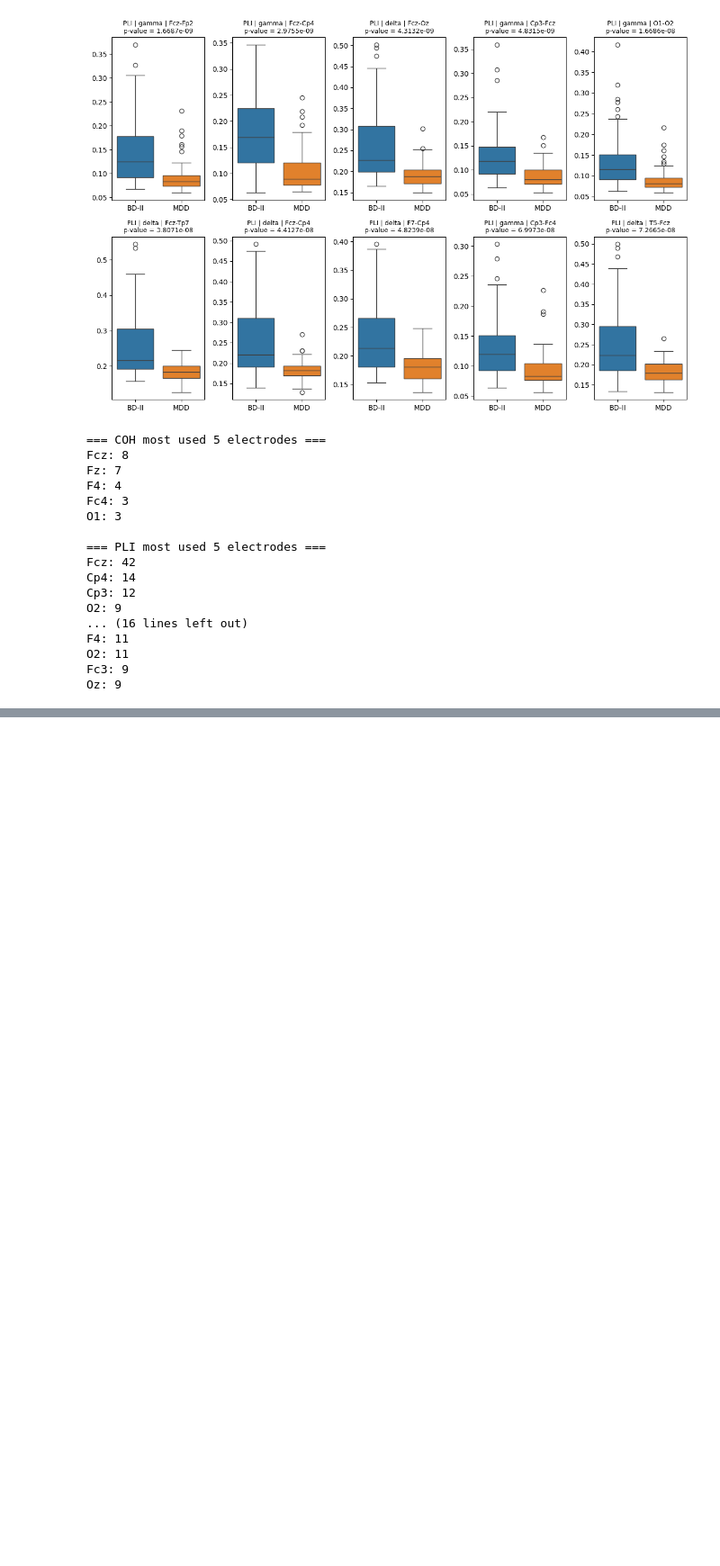
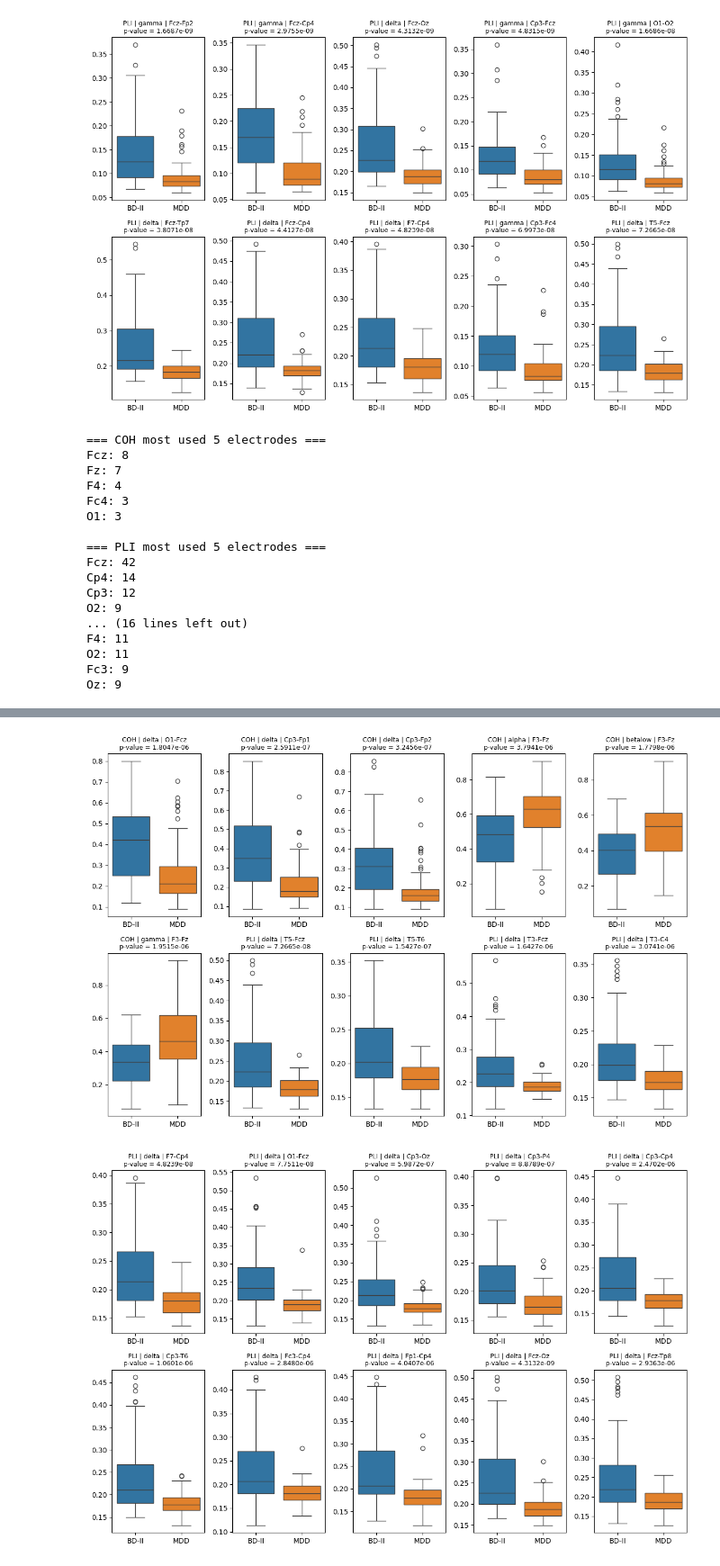
Before and after one commit to well50504/NYCU-thesis, a Jupyter notebook: src_FA/pvalue.ipynb, the cells around one changed output, grey strips where cells are left out. Shown at 90% size. Cells and saved outputs as stored; diff of their text form; code cells hidden in the pictures; blank space fills up the shorter version.

```diff
--- a/src_FA/pvalue.ipynb
+++ b/src_FA/pvalue.ipynb
@@ -313,3 +313,79 @@ F4: 11
 O2: 11
 Fc3: 9
 Oz: 9
+# %%
+from collections import Counter
+
+
+with open('../result_LSVM/BD_MDD/top_100_features.txt', 'r', encoding='utf-8') as f:
+    lines = [ln.strip() for ln in f if ln.strip()]
+
+provided = []
+for ln in lines:
+    # FC Type: PLI, Band: gamma, Electrodes: Fcz - Cp4
+    parts = [p.strip() for p in ln.split(',')]
+    mod = parts[0].split(':')[1].strip()        # e.g. 'PLI'
+    band = parts[1].split(':')[1].strip()       # e.g. 'gamma'
+    if mod in ('COH', 'PLI'):
+        elec = parts[2].split(':')[1].strip().replace(' - ', '-')
+        desc = f"{mod} | {band} | {elec}"
+    else:  # STE
+        direc = parts[2].split(':')[1].strip().replace(' -> ', '→')
+        desc = f"{mod} | {band} | {direc}"
+    provided.append(desc)
+
+
+
+
+total_feats = len(provided)
+mod_counts = Counter([d.split('|')[0].strip() for d in provided])
+print(f"total features count: {total_feats}")
+for m in ('COH','PLI','STE'):
+    print(f"{m} features count: {mod_counts[m]}")
+
+
+
+
+
+# assume all_results = COH+PLI+STE
+provided_set = set(provided)
+sig_provided = [item for item in all_results if item[0] in provided_set]
+
+sig_coh = [it for it in sig_provided if it[0].startswith('COH')]
+sig_pli = [it for it in sig_provided if it[0].startswith('PLI')]
+sig_ste = [it for it in sig_provided if it[0].startswith('STE')]
+
+sig_all = sig_coh + sig_pli + sig_ste
+
+print("\nAbove features with multiple comparison correction p value:")
+print(f"COH: {len(sig_coh)}   PLI: {len(sig_pli)}   STE: {len(sig_ste)}")
+
+
+
+# 4. 10 each batch (2X5)
+def plot_batches(result_list, title_prefix):
+    batch_size = 10
+    for start in range(0, len(result_list), batch_size):
+        batch = result_list[start:start + batch_size]
+        fig, axes = plt.subplots(2, 5, figsize=(12, 8), dpi=100)
+        for idx, (desc, pval, bd_vals, mdd_vals) in enumerate(batch):
+            ax = axes.flat[idx]
+            sns.boxplot(data=[bd_vals, mdd_vals], ax=ax)
+            ax.set_xticks([0,1]); ax.set_xticklabels(['BD-II','MDD'])
+            ax.set_title(f"{desc}\np-value = {pval:.4e}", fontsize=9)
+        for idx in range(len(batch), batch_size):
+            axes.flat[idx].axis('off')
+        # plt.suptitle(f"{title_prefix} (showing {start+1}-{start+len(batch)})", y=1.02)
+        plt.tight_layout()
+        # save fig
+        plt.savefig(f"../result_FA/pvalue/all_feature_subset/{title_prefix}_batch_{start//batch_size + 1}.png", dpi=300)
+        plt.show()
+
+
+
+# plot_batches(sig_coh, "COH")
+# plot_batches(sig_pli, "PLI")
+# plot_batches(sig_ste, "STE")
+
+plot_batches(sig_all, "Significant Features (COH + PLI + STE)")
+# %% [output]
@@ -315,0 +399,2 @@ Oz: 9
+[figure, added]
+[figure, added]
```
Also changed, not shown: parts of 2 cells of this notebook, 13 other files.
